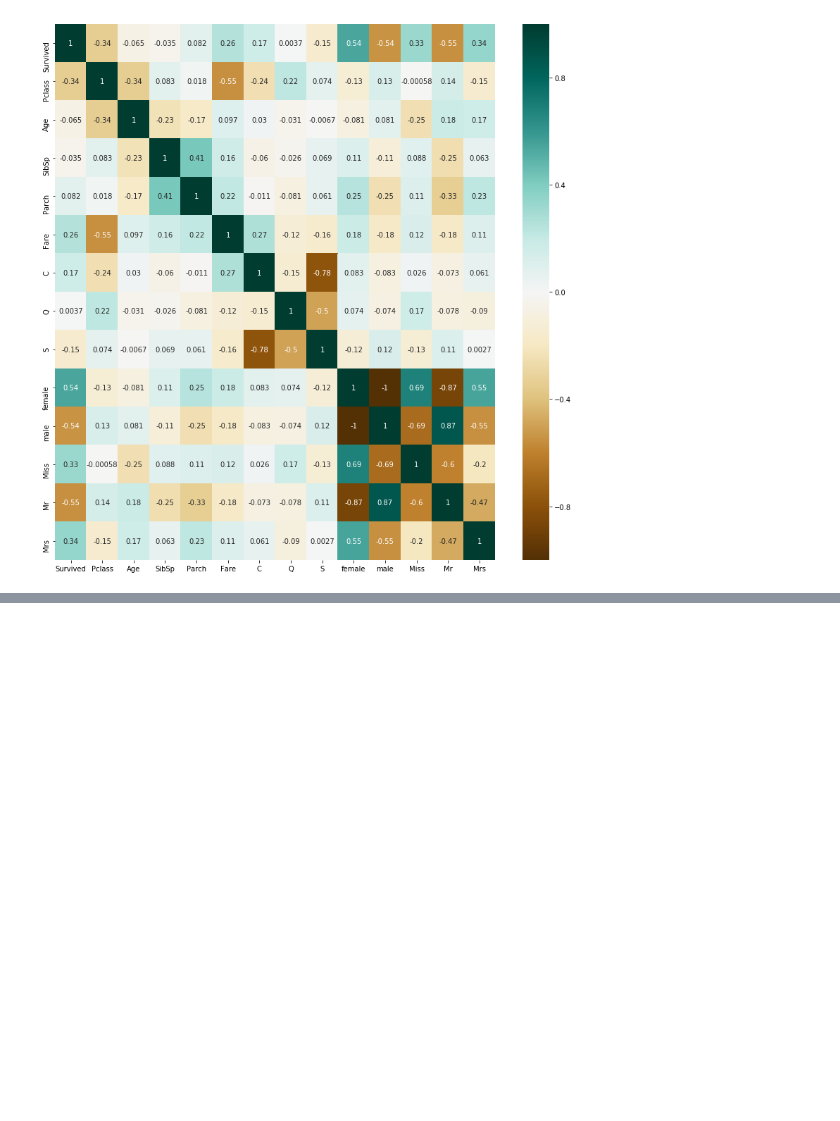
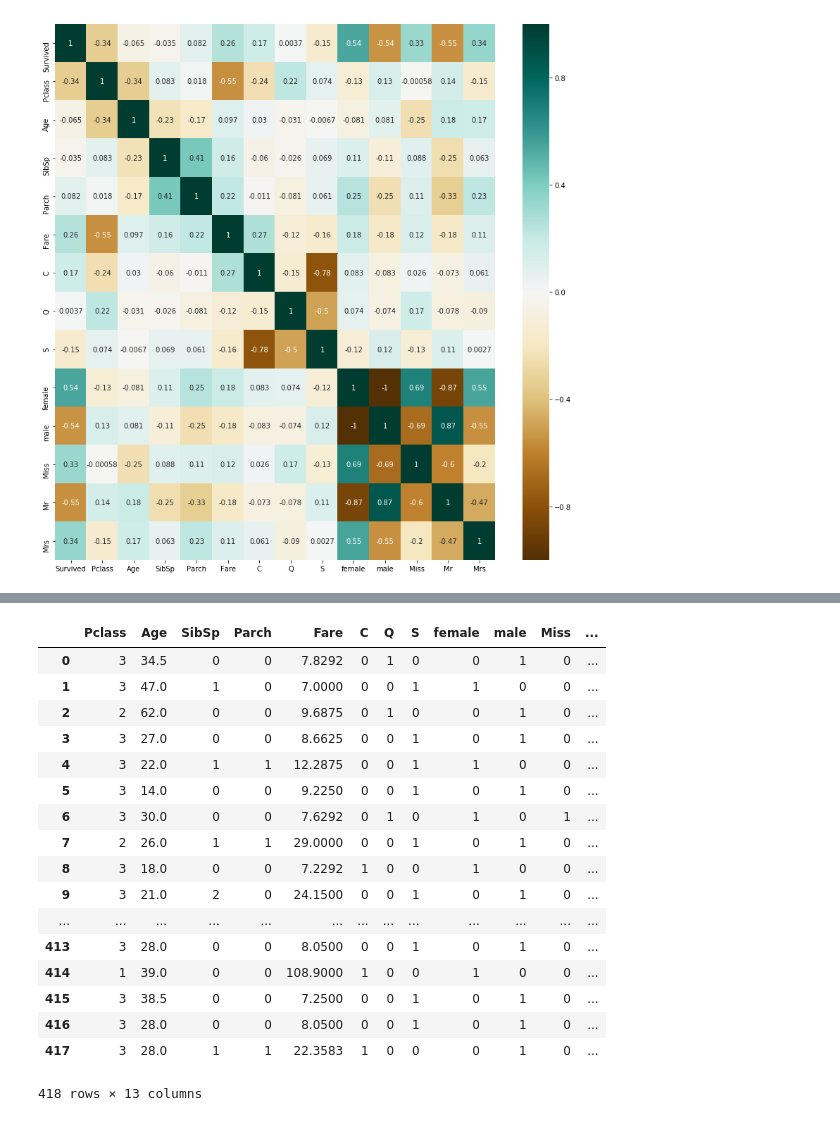
Before and after one commit to Elwing-Chou/mlclass, a Jupyter notebook: titanic.ipynb, the cells around one changed output, grey strips where cells are left out. Saved outputs shown, nothing was run; the diff lists cells and outputs as text; code cells hidden in the pictures; blank space fills up the shorter version.

```diff
--- a/titanic.ipynb
+++ b/titanic.ipynb
@@ -265,0 +270,36 @@ print("平均:", np.average(scores))
+# %%
+# 複製上面的資料預處理
+test_df = test_df.fillna(train_df.median())
+test_df["Embarked"] = test_df["Embarked"].fillna(often_value)
+test_df = test_df.drop(["PassengerId", "Ticket", "Cabin"], axis = 1)
+dummy = pd.get_dummies(test_df["Embarked"])
+test_df = pd.concat([test_df, dummy], axis = 1)
+dummy = pd.get_dummies(test_df["Sex"])
+test_df = pd.concat([test_df, dummy], axis = 1)
+test_df = test_df.drop(["Sex", "Embarked"], axis = 1)
+s = test_df["Name"].str.split(",", expand = True)[1]
+s = s.str.split(" ", expand = True)[1]
+test_df["Name"] = s.apply(filter_name)
+dummy = pd.get_dummies(test_df["Name"])
+test_df = pd.concat([test_df, dummy], axis = 1)
+test_df = test_df.drop(["Name", "Undefined"], axis = 1)
+test_df
+# %% [output]
+|  | Pclass | Age | SibSp | Parch | Fare | C | Q | S | female | male | Miss | ... |
+| 0 | 3 | 34.5 | 0 | 0 | 7.8292 | 0 | 1 | 0 | 0 | 1 | 0 | ... |
+| 1 | 3 | 47.0 | 1 | 0 | 7.0000 | 0 | 0 | 1 | 1 | 0 | 0 | ... |
+| 2 | 2 | 62.0 | 0 | 0 | 9.6875 | 0 | 1 | 0 | 0 | 1 | 0 | ... |
+| 3 | 3 | 27.0 | 0 | 0 | 8.6625 | 0 | 0 | 1 | 0 | 1 | 0 | ... |
+| 4 | 3 | 22.0 | 1 | 1 | 12.2875 | 0 | 0 | 1 | 1 | 0 | 0 | ... |
+| 5 | 3 | 14.0 | 0 | 0 | 9.2250 | 0 | 0 | 1 | 0 | 1 | 0 | ... |
+| 6 | 3 | 30.0 | 0 | 0 | 7.6292 | 0 | 1 | 0 | 1 | 0 | 1 | ... |
+| 7 | 2 | 26.0 | 1 | 1 | 29.0000 | 0 | 0 | 1 | 0 | 1 | 0 | ... |
+| 8 | 3 | 18.0 | 0 | 0 | 7.2292 | 1 | 0 | 0 | 1 | 0 | 0 | ... |
+| 9 | 3 | 21.0 | 2 | 0 | 24.1500 | 0 | 0 | 1 | 0 | 1 | 0 | ... |
+| ... | ... | ... | ... | ... | ... | ... | ... | ... | ... | ... | ... | ... |
+| 413 | 3 | 28.0 | 0 | 0 | 8.0500 | 0 | 0 | 1 | 0 | 1 | 0 | ... |
+| 414 | 1 | 39.0 | 0 | 0 | 108.9000 | 1 | 0 | 0 | 1 | 0 | 0 | ... |
+| 415 | 3 | 38.5 | 0 | 0 | 7.2500 | 0 | 0 | 1 | 0 | 1 | 0 | ... |
+| 416 | 3 | 28.0 | 0 | 0 | 8.0500 | 0 | 0 | 1 | 0 | 1 | 0 | ... |
+| 417 | 3 | 28.0 | 1 | 1 | 22.3583 | 1 | 0 | 0 | 0 | 1 | 0 | ... |
+418 rows × 13 columns
```
Also changed, not shown: parts of 4 cells of this notebook, 1 other file.
